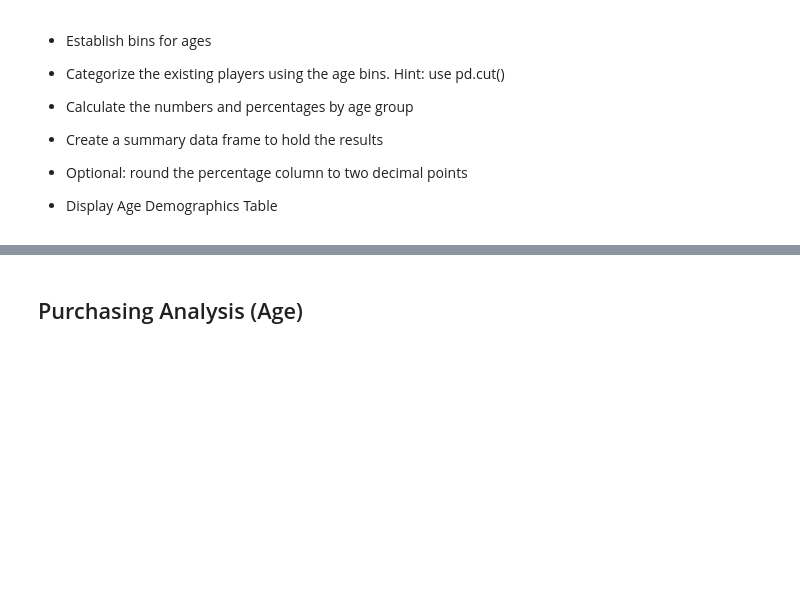
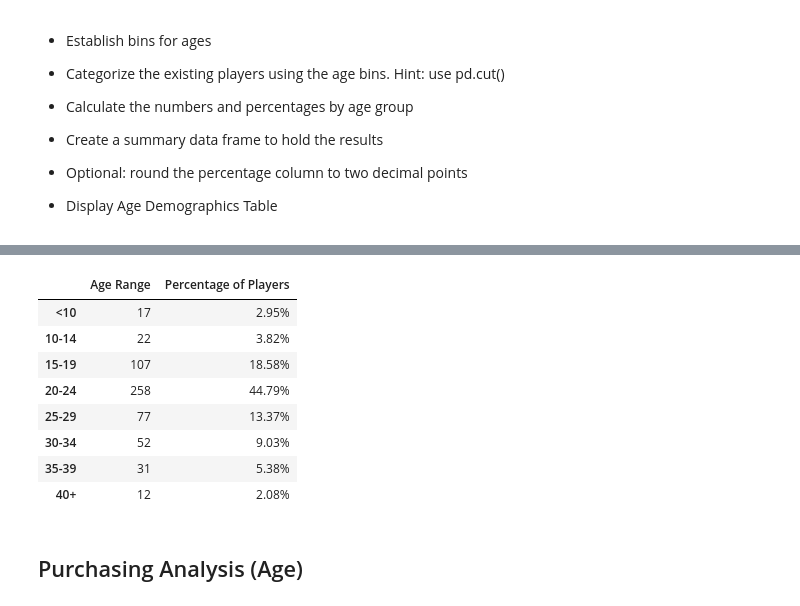
Before and after one commit to jbeachy21/HeroesOfPymoli, a Jupyter notebook: HeroesOfPymoli/HeroesOfPymoli_starter.ipynb, the cells around one changed output, grey strips where cells are left out. Cells and saved outputs as stored; diff of their text form; code cells hidden in the pictures; blank space fills up the shorter version.

```diff
--- a/HeroesOfPymoli/HeroesOfPymoli_starter.ipynb
+++ b/HeroesOfPymoli/HeroesOfPymoli_starter.ipynb
@@ -24,0 +17,7 @@ pandas.core.frame.DataFrame
+# %%
+
+#Unique usernames essentially
+TotalPlayers = set(game_data["SN"])
+
+
+print(f"The total number of players is: {len(TotalPlayers)}")
@@ -119,3 +240,54 @@ ValueError: If using all scalar values, you must pass an index
+# %%
+ranges = ["<10","10-14", "15-19","20-24","25-29","30-34","35-39","40+"]
+age_data = pd.DataFrame(data = game_data["Age"],columns=["Age"] )
+user_data = pd.DataFrame(data = game_data["SN"], columns=["SN"])
+index = 0
+UniqueUsers = []
+
+for i in user_data["SN"]:
+    if UniqueUsers.count(i)  == 0:
+        UniqueUsers.append(i)
+    else:
+        age_data["Age"].pop(index)
+    index+=1
+
+
+
+bins = [0,9,14,19,24,29,34,39,100]
+
+age_data["Age Range"] = pd.cut(age_data["Age"], bins, labels=ranges)
+
+
+
+age_group = age_data.groupby("Age Range")
+#print(age_group["Age Group"].count())
+
+final_age_df = pd.DataFrame(data=age_group["Age Range"].count(), index=ranges)
+final_age_df["Age Range"][0]
+
+
+under10Per = str(round((final_age_df["Age Range"][0]/len(TotalPlayers) * 100),2)) + "%"
+under15Per = str(round((final_age_df["Age Range"][1]/len(TotalPlayers) * 100),2)) + "%"
+under20Per = str(round((final_age_df["Age Range"][2]/len(TotalPlayers) * 100),2)) + "%"
+under25Per = str(round((final_age_df["Age Range"][3]/len(TotalPlayers) * 100),2)) + "%"
+under30Per = str(round((final_age_df["Age Range"][4]/len(TotalPlayers) * 100),2)) + "%"
+under35Per = str(round((final_age_df["Age Range"][5]/len(TotalPlayers) * 100),2)) + "%"
+under40Per = str(round((final_age_df["Age Range"][6]/len(TotalPlayers) * 100),2)) + "%"
+over40Per = str(round((final_age_df["Age Range"][7]/len(TotalPlayers) * 100),2)) + "%"
+
+percents = [under10Per,under15Per,under20Per,under25Per,under30Per,under35Per,under40Per,over40Per]
+final_age_df["Percentage of Players"] = percents
+final_age_df
+# %% [output]
+|  | Age Range | Percentage of Players |
+| <10 | 17 | 2.95% |
+| 10-14 | 22 | 3.82% |
+| 15-19 | 107 | 18.58% |
+| 20-24 | 258 | 44.79% |
+| 25-29 | 77 | 13.37% |
+| 30-34 | 52 | 9.03% |
+| 35-39 | 31 | 5.38% |
+| 40+ | 12 | 2.08% |
 # %% [markdown]
 ## Purchasing Analysis (Age)
 # %% [markdown]
```
Also changed, not shown: parts of 16 cells of this notebook.
